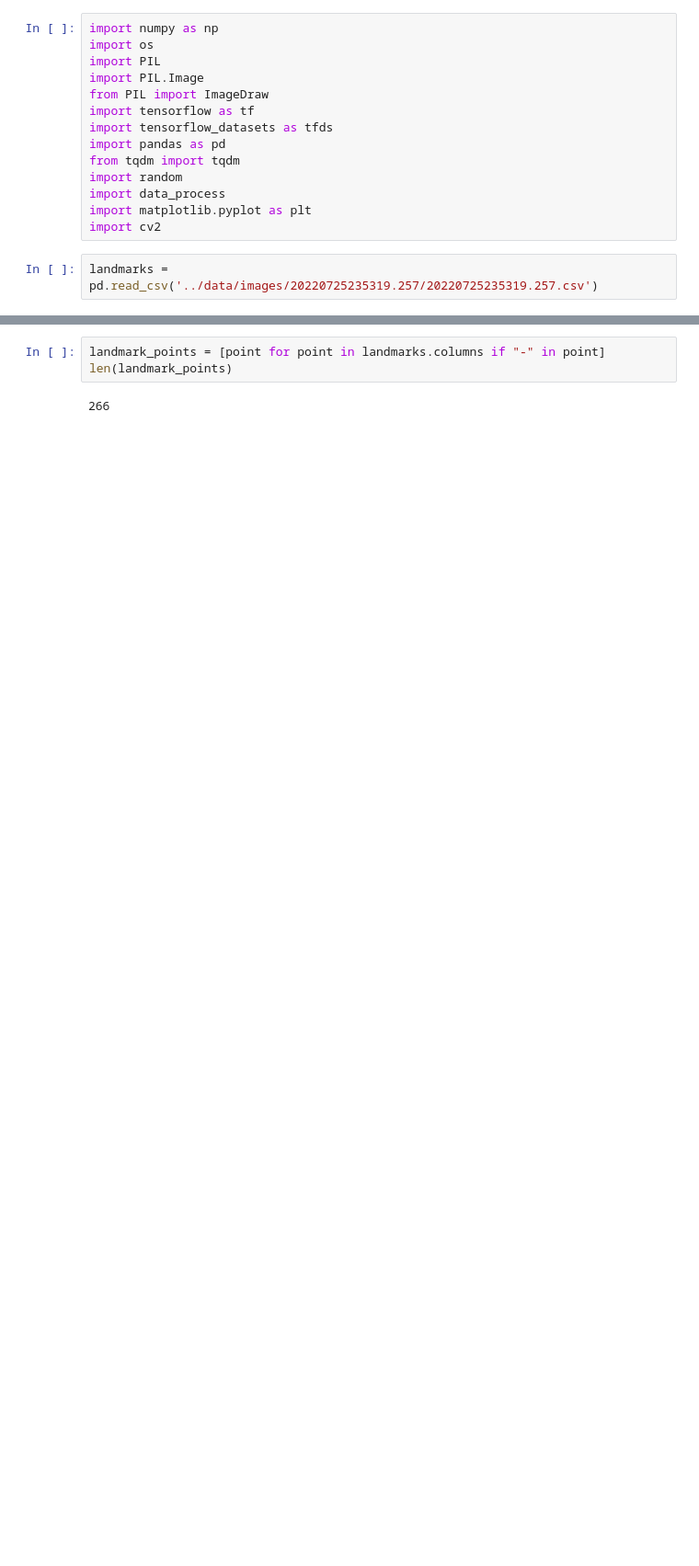
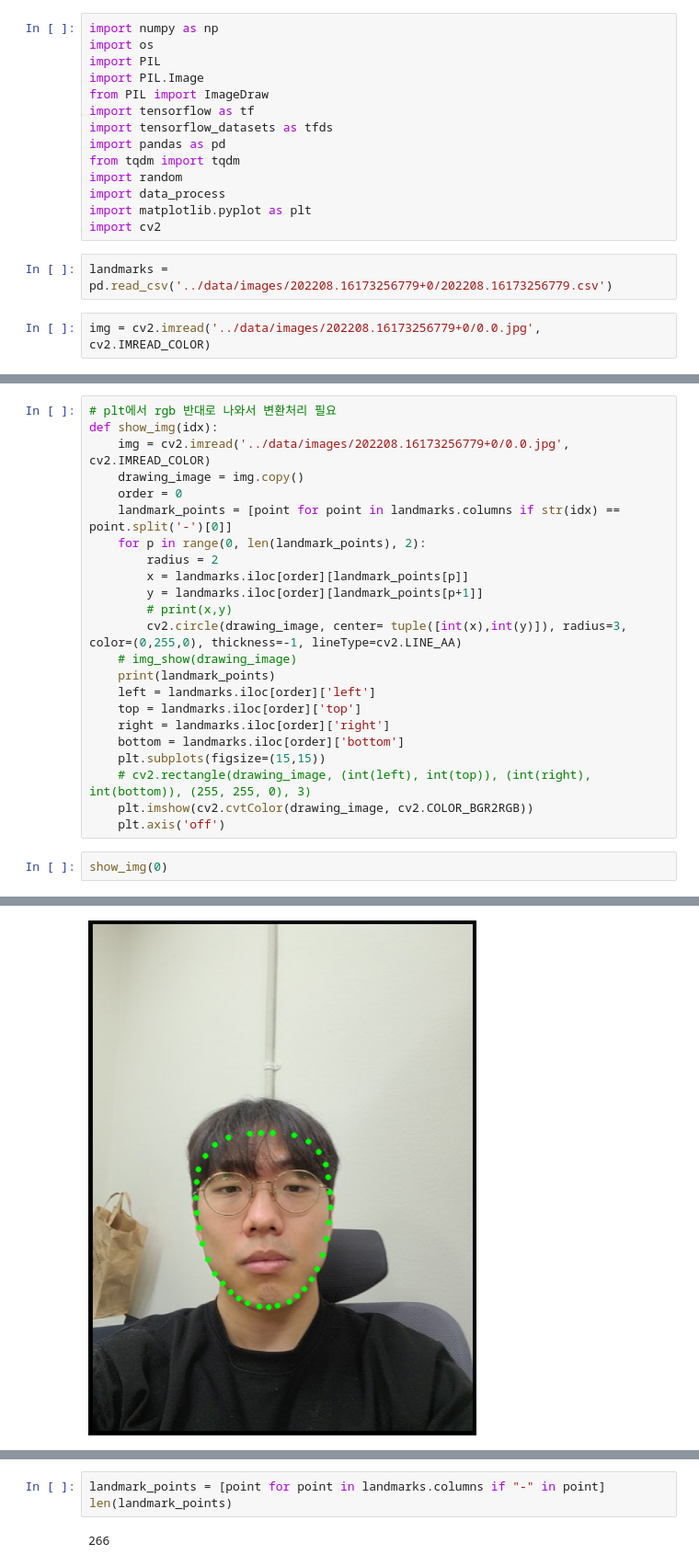
Before and after one commit to minimini-1/Facial-Expression-Recognition, a Jupyter notebook: dataprocessing/image_open.ipynb, the cells around one changed output, grey strips where cells are left out. Shown: that part at 92% size. Drawn from its saved outputs; the diff is of its cells as text; blank space fills up the shorter version.

```diff
--- a/dataprocessing/image_open.ipynb
+++ b/dataprocessing/image_open.ipynb
@@ -13,4 +13,6 @@ import data_process
 import matplotlib.pyplot as plt
 import cv2
 # %%
-landmarks = pd.read_csv('../data/images/20220725235319.257/20220725235319.257.csv')
+landmarks = pd.read_csv('../data/images/202208.16173256779+0/202208.16173256779.csv')
+# %%
+img = cv2.imread('../data/images/202208.16173256779+0/0.0.jpg', cv2.IMREAD_COLOR)
@@ -16,0 +21,26 @@ landmarks = pd.read_csv('../data/images/20220725235319.257/20220725235319.257.cs
+# %%
+# plt에서 rgb 반대로 나와서 변환처리 필요
+def show_img(idx):
+    img = cv2.imread('../data/images/202208.16173256779+0/0.0.jpg', cv2.IMREAD_COLOR)
+    drawing_image = img.copy()
+    order = 0
+    landmark_points = [point for point in landmarks.columns if str(idx) == point.split('-')[0]]
+    for p in range(0, len(landmark_points), 2):
+        radius = 2
+        x = landmarks.iloc[order][landmark_points[p]]
+        y = landmarks.iloc[order][landmark_points[p+1]]
+        # print(x,y)
+        cv2.circle(drawing_image, center= tuple([int(x),int(y)]), radius=3, color=(0,255,0), thickness=-1, lineType=cv2.LINE_AA)
+    # img_show(drawing_image)
+    print(landmark_points)
+    left = landmarks.iloc[order]['left']
+    top = landmarks.iloc[order]['top']
+    right = landmarks.iloc[order]['right']
+    bottom = landmarks.iloc[order]['bottom']
+    plt.subplots(figsize=(15,15))
+    # cv2.rectangle(drawing_image, (int(left), int(top)), (int(right), int(bottom)), (255, 255, 0), 3)
+    plt.imshow(cv2.cvtColor(drawing_image, cv2.COLOR_BGR2RGB))
+    plt.axis('off')
+# %%
+show_img(0)
+# %% [output]
@@ -17,3 +48,4 @@ landmarks = pd.read_csv('../data/images/20220725235319.257/20220725235319.257.cs
+[figure, added]
 # %%
 # plt에서 rgb 반대로 나와서 변환처리 필요
 img = cv2.imread('../data/images/20220725235319.257/20220725235319.267.jpg', cv2.IMREAD_COLOR)
```
Also changed, not shown: parts of 3 cells of this notebook, 3 other files.
